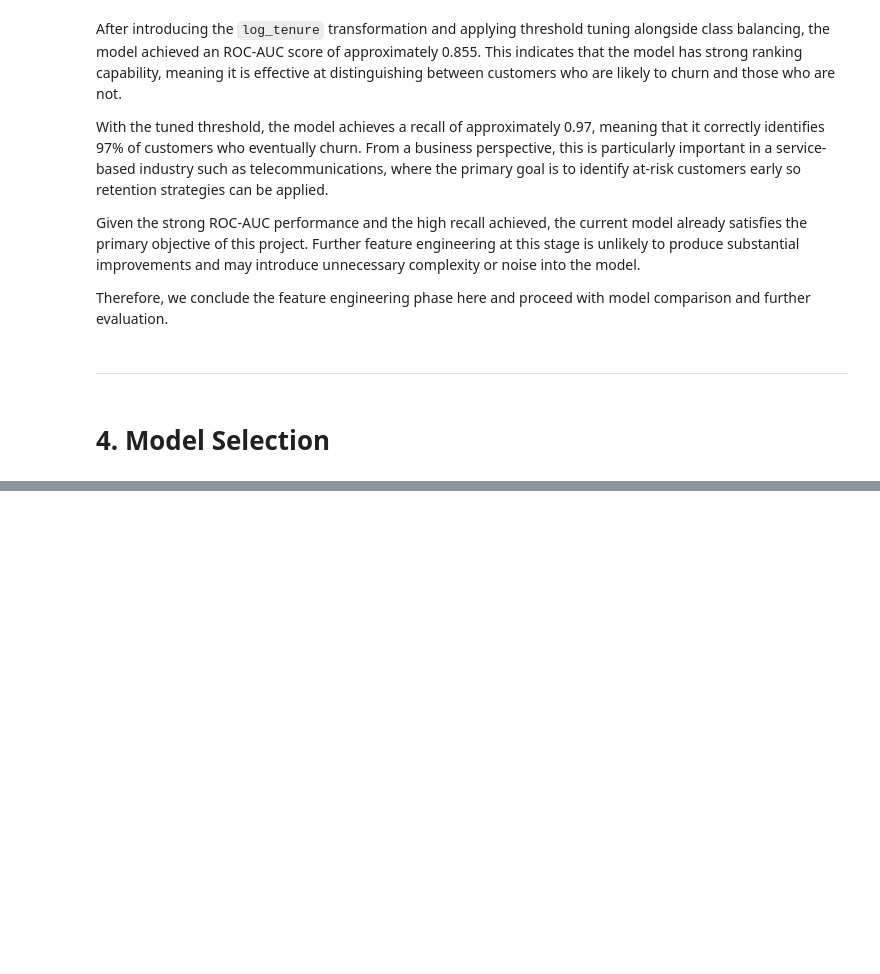
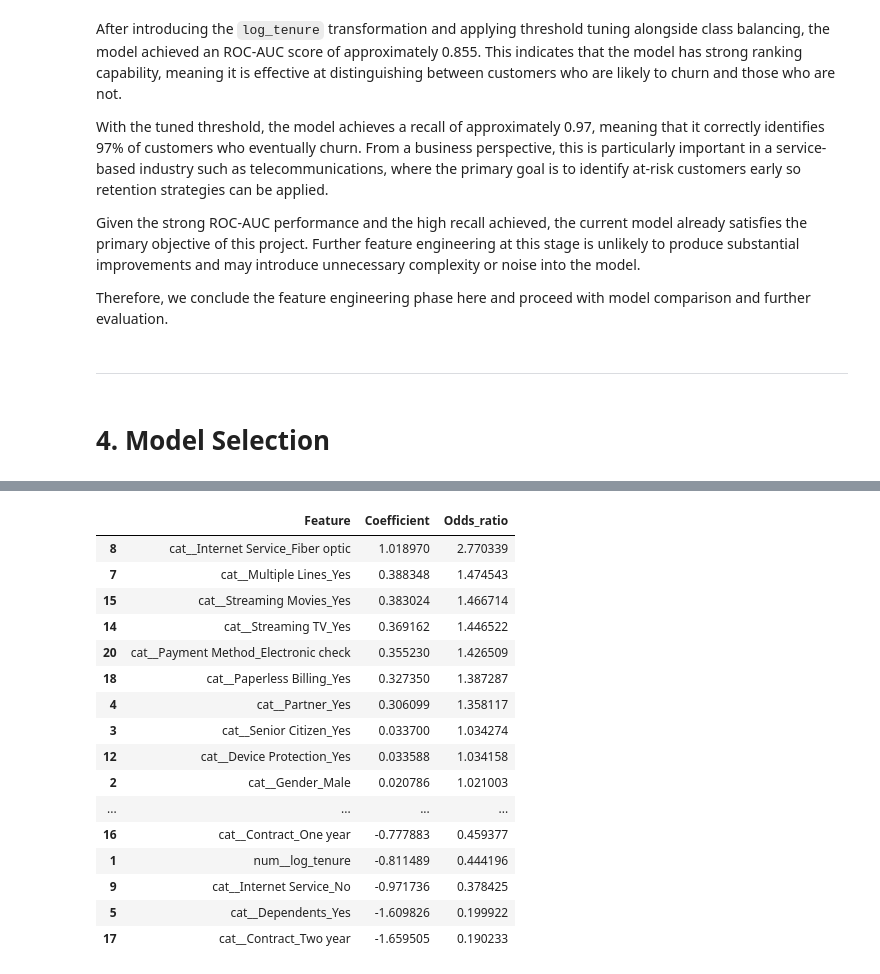
Before and after one commit to alinazir105/Customer-Intelligence-System, a Jupyter notebook: Notebook.ipynb, the cells around one changed output, grey strips where cells are left out. Saved outputs shown, nothing was run; the diff lists cells and outputs as text; code cells hidden in the pictures; blank space fills up the shorter version.

```diff
--- a/Notebook.ipynb
+++ b/Notebook.ipynb
@@ -798,7 +805,7 @@ new_df = new_df.drop(['Tenure Months'], axis=1)
 # %% [markdown]
 Now we will remove `Tenure Months` from our features as keeping both of these features would introduce strong correlation between the two, and redundant information, which can lead to multicollinearity and unstable coefficient estimates in linear models
 # %%
-results = run_baseline_experiment(new_df)
+results = run_model_experiment(new_df)
 # %% [markdown]
 Evaluating Training results
 # %%
@@ -947,0 +1030,21 @@ preprocessor = ColumnTransformer(
+# %%
+importance['Odds_ratio'] = np.exp(importance['Coefficient'])
+importance
+# %% [output]
+|  | Feature | Coefficient | Odds_ratio |
+| 8 | cat__Internet Service_Fiber optic | 1.018970 | 2.770339 |
+| 7 | cat__Multiple Lines_Yes | 0.388348 | 1.474543 |
+| 15 | cat__Streaming Movies_Yes | 0.383024 | 1.466714 |
+| 14 | cat__Streaming TV_Yes | 0.369162 | 1.446522 |
+| 20 | cat__Payment Method_Electronic check | 0.355230 | 1.426509 |
+| 18 | cat__Paperless Billing_Yes | 0.327350 | 1.387287 |
+| 4 | cat__Partner_Yes | 0.306099 | 1.358117 |
+| 3 | cat__Senior Citizen_Yes | 0.033700 | 1.034274 |
+| 12 | cat__Device Protection_Yes | 0.033588 | 1.034158 |
+| 2 | cat__Gender_Male | 0.020786 | 1.021003 |
+| ... | ... | ... | ... |
+| 16 | cat__Contract_One year | -0.777883 | 0.459377 |
+| 1 | num__log_tenure | -0.811489 | 0.444196 |
+| 9 | cat__Internet Service_No | -0.971736 | 0.378425 |
+| 5 | cat__Dependents_Yes | -1.609826 | 0.199922 |
+| 17 | cat__Contract_Two year | -1.659505 | 0.190233 |
```
Also changed, not shown: parts of 27 cells of this notebook.
